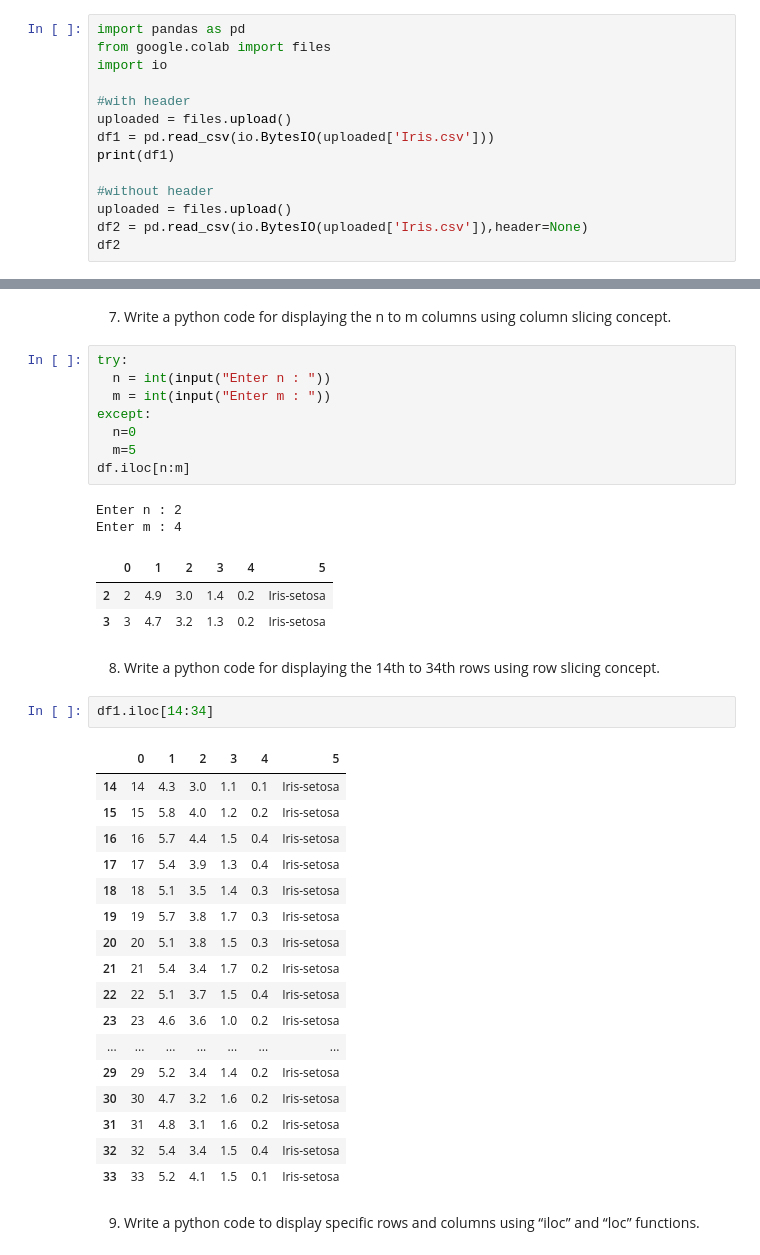
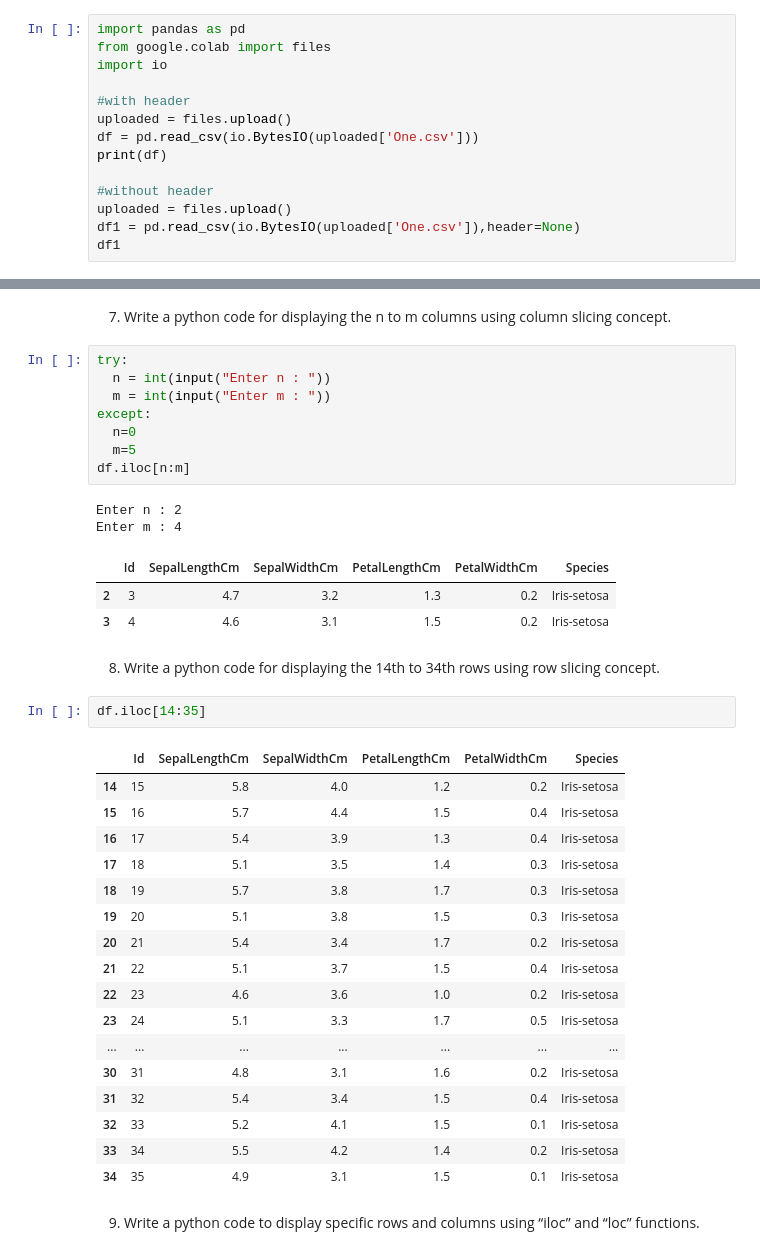
Before and after one commit to darshanjoshi16/MachineLearning, a Jupyter notebook: Practical 4 (Pandas)/ML_Practical_Assignment_4.ipynb, the cells around one changed output, grey strips where cells are left out. Drawn from its saved outputs; the diff is of its cells as text.

```diff
--- a/Practical 4 (Pandas)/ML_Practical_Assignment_4.ipynb
+++ b/Practical 4 (Pandas)/ML_Practical_Assignment_4.ipynb
@@ -338,12 +338,12 @@ import io
 
 #with header
 uploaded = files.upload()
-df1 = pd.read_csv(io.BytesIO(uploaded['Iris.csv']))
-print(df1)
+df = pd.read_csv(io.BytesIO(uploaded['One.csv']))
+print(df)
 
 #without header
 uploaded = files.upload()
-df2 = pd.read_csv(io.BytesIO(uploaded['Iris.csv']),header=None)
-df2
+df1 = pd.read_csv(io.BytesIO(uploaded['One.csv']),header=None)
+df1
 # %% [output]
 [interactive output not drawn]
@@ -467,31 +466,31 @@ df.iloc[n:m]
 # %% [output]
 Enter n : 2
 Enter m : 4
-|  | 0 | 1 | 2 | 3 | 4 | 5 |
-| 2 | 2 | 4.9 | 3.0 | 1.4 | 0.2 | Iris-setosa |
-| 3 | 3 | 4.7 | 3.2 | 1.3 | 0.2 | Iris-setosa |
+|  | Id | SepalLengthCm | SepalWidthCm | PetalLengthCm | PetalWidthCm | Species |
+| 2 | 3 | 4.7 | 3.2 | 1.3 | 0.2 | Iris-setosa |
+| 3 | 4 | 4.6 | 3.1 | 1.5 | 0.2 | Iris-setosa |
 # %% [markdown]
 8. Write a python code for displaying the 14th to 34th rows using row slicing concept.
 # %%
-df1.iloc[14:34]
+df.iloc[14:35]
 # %% [output]
-|  | 0 | 1 | 2 | 3 | 4 | 5 |
-| 14 | 14 | 4.3 | 3.0 | 1.1 | 0.1 | Iris-setosa |
-| 15 | 15 | 5.8 | 4.0 | 1.2 | 0.2 | Iris-setosa |
-| 16 | 16 | 5.7 | 4.4 | 1.5 | 0.4 | Iris-setosa |
-| 17 | 17 | 5.4 | 3.9 | 1.3 | 0.4 | Iris-setosa |
-| 18 | 18 | 5.1 | 3.5 | 1.4 | 0.3 | Iris-setosa |
-| 19 | 19 | 5.7 | 3.8 | 1.7 | 0.3 | Iris-setosa |
-| 20 | 20 | 5.1 | 3.8 | 1.5 | 0.3 | Iris-setosa |
-| 21 | 21 | 5.4 | 3.4 | 1.7 | 0.2 | Iris-setosa |
-| 22 | 22 | 5.1 | 3.7 | 1.5 | 0.4 | Iris-setosa |
-| 23 | 23 | 4.6 | 3.6 | 1.0 | 0.2 | Iris-setosa |
+|  | Id | SepalLengthCm | SepalWidthCm | PetalLengthCm | PetalWidthCm | Species |
+| 14 | 15 | 5.8 | 4.0 | 1.2 | 0.2 | Iris-setosa |
+| 15 | 16 | 5.7 | 4.4 | 1.5 | 0.4 | Iris-setosa |
+| 16 | 17 | 5.4 | 3.9 | 1.3 | 0.4 | Iris-setosa |
+| 17 | 18 | 5.1 | 3.5 | 1.4 | 0.3 | Iris-setosa |
+| 18 | 19 | 5.7 | 3.8 | 1.7 | 0.3 | Iris-setosa |
+| 19 | 20 | 5.1 | 3.8 | 1.5 | 0.3 | Iris-setosa |
+| 20 | 21 | 5.4 | 3.4 | 1.7 | 0.2 | Iris-setosa |
+| 21 | 22 | 5.1 | 3.7 | 1.5 | 0.4 | Iris-setosa |
+| 22 | 23 | 4.6 | 3.6 | 1.0 | 0.2 | Iris-setosa |
+| 23 | 24 | 5.1 | 3.3 | 1.7 | 0.5 | Iris-setosa |
 | ... | ... | ... | ... | ... | ... | ... |
-| 29 | 29 | 5.2 | 3.4 | 1.4 | 0.2 | Iris-setosa |
-| 30 | 30 | 4.7 | 3.2 | 1.6 | 0.2 | Iris-setosa |
-| 31 | 31 | 4.8 | 3.1 | 1.6 | 0.2 | Iris-setosa |
-| 32 | 32 | 5.4 | 3.4 | 1.5 | 0.4 | Iris-setosa |
-| 33 | 33 | 5.2 | 4.1 | 1.5 | 0.1 | Iris-setosa |
+| 30 | 31 | 4.8 | 3.1 | 1.6 | 0.2 | Iris-setosa |
+| 31 | 32 | 5.4 | 3.4 | 1.5 | 0.4 | Iris-setosa |
+| 32 | 33 | 5.2 | 4.1 | 1.5 | 0.1 | Iris-setosa |
+| 33 | 34 | 5.5 | 4.2 | 1.4 | 0.2 | Iris-setosa |
+| 34 | 35 | 4.9 | 3.1 | 1.5 | 0.1 | Iris-setosa |
 # %% [markdown]
 9. Write a python code to display specific rows and columns using “iloc” and “loc”
 functions.
```
Also changed, not shown: parts of 10 cells of this notebook.
